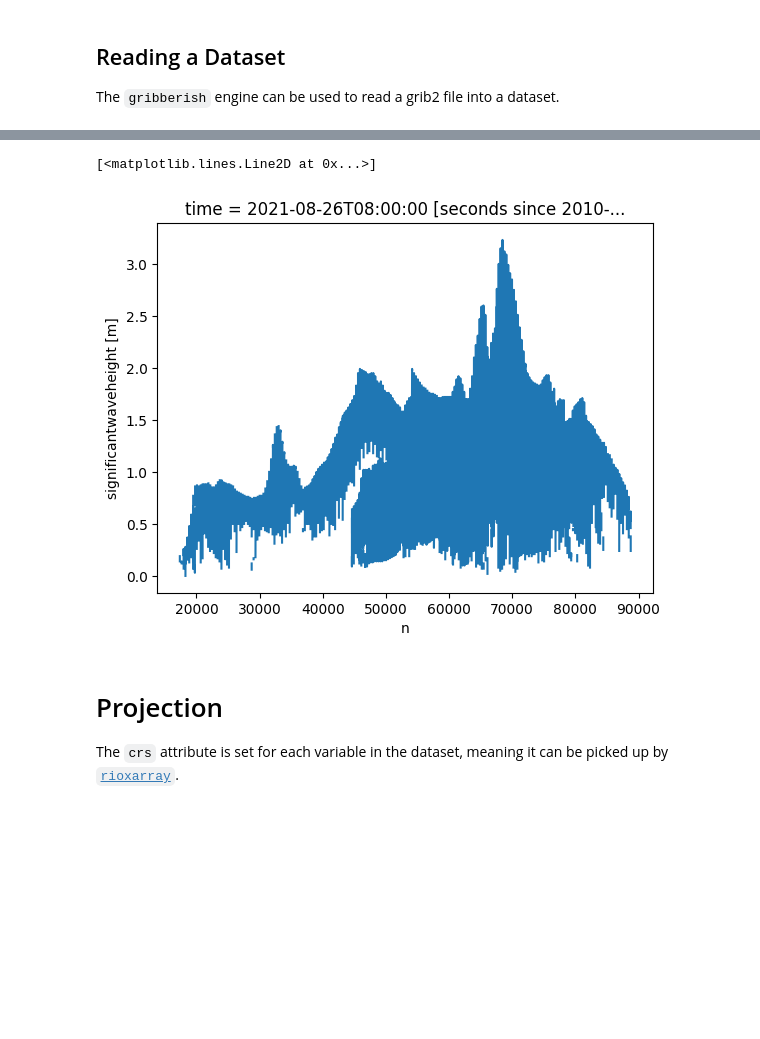
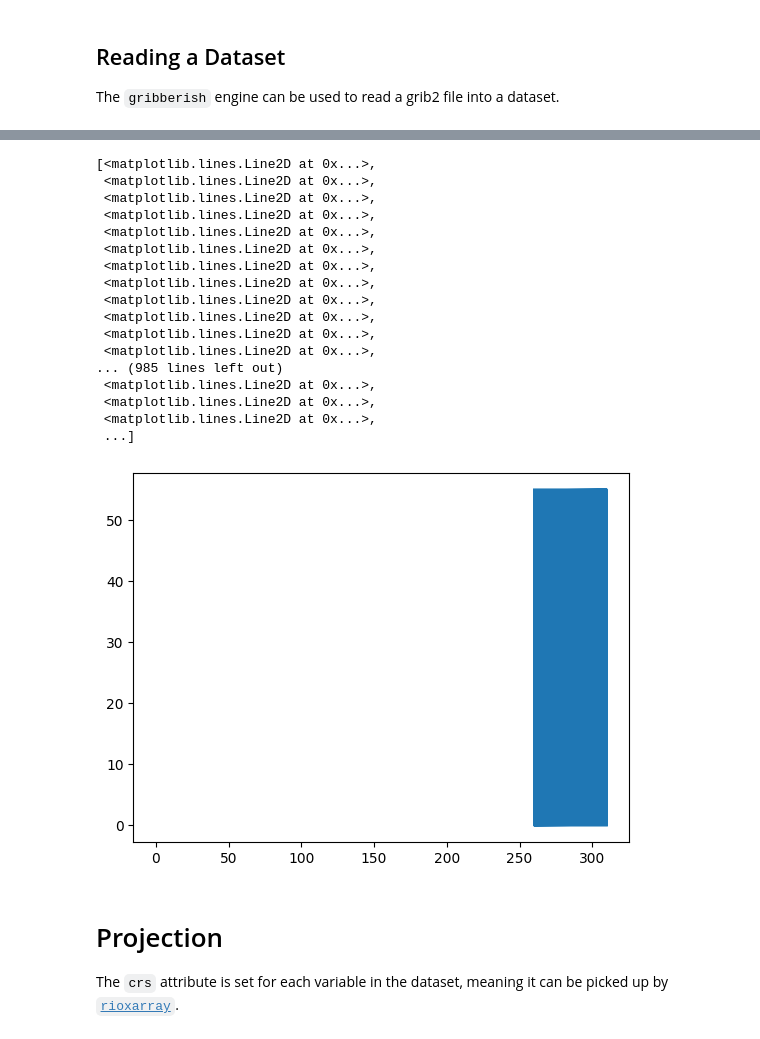
Before and after one commit to mpiannucci/gribberish, a Jupyter notebook: python/examples/xarray_usage.ipynb, the cells around one changed output, grey strips where cells are left out. Saved outputs shown, nothing was run; the diff lists cells and outputs as text; code cells hidden in the pictures; blank space fills up the shorter version.

```diff
--- a/python/examples/xarray_usage.ipynb
+++ b/python/examples/xarray_usage.ipynb
@@ -34,11 +18,27 @@ Attributes:
 # %%
 %matplotlib inline
 import matplotlib.pyplot as plt
 # ds["HTSGW@groundorwater_1&2021-08-26T12:00:00+00:00"].plot()
-plt(ds.lon, ds.lat, ds["HTSGW@groundorwater_1&2021-08-26T12:00:00+00:00"])
+plt.plot(ds.lon, ds.lat, ds["HTSGW@groundorwater_1&2021-08-26T12:00:00+00:00"])
 # %% [output]
-[<matplotlib.lines.Line2D at 0x...>]
+[<matplotlib.lines.Line2D at 0x...>,
+ <matplotlib.lines.Line2D at 0x...>,
+ <matplotlib.lines.Line2D at 0x...>,
+ <matplotlib.lines.Line2D at 0x...>,
+ <matplotlib.lines.Line2D at 0x...>,
+ <matplotlib.lines.Line2D at 0x...>,
+ <matplotlib.lines.Line2D at 0x...>,
+ <matplotlib.lines.Line2D at 0x...>,
+ <matplotlib.lines.Line2D at 0x...>,
+ <matplotlib.lines.Line2D at 0x...>,
+ <matplotlib.lines.Line2D at 0x...>,
+ <matplotlib.lines.Line2D at 0x...>,
+... (985 lines left out)
+ <matplotlib.lines.Line2D at 0x...>,
+ <matplotlib.lines.Line2D at 0x...>,
+ <matplotlib.lines.Line2D at 0x...>,
+ ...]
-[figure, old version]
+[figure, new version]
 # %% [markdown]
 # Projection
 
```
Also changed, not shown: parts of 1 cell of this notebook, 7 other files.
